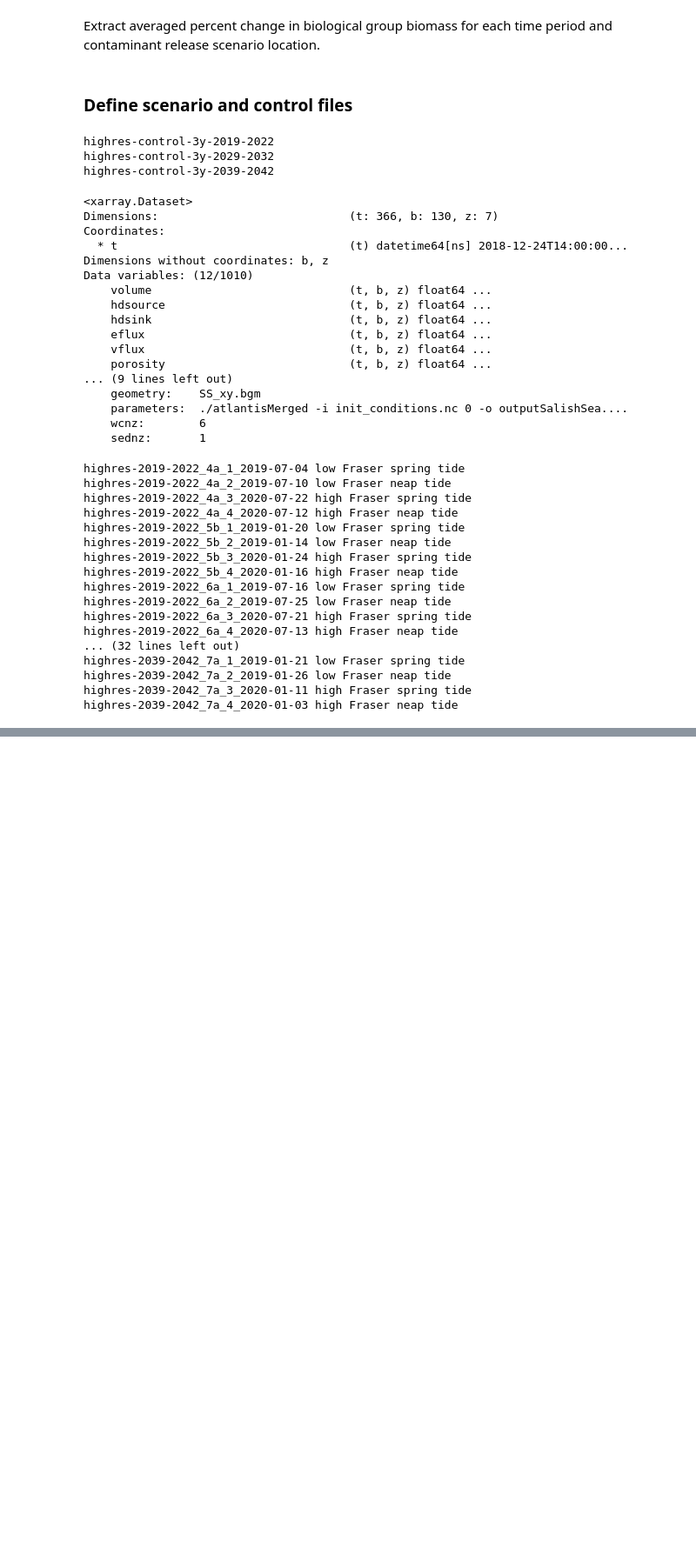
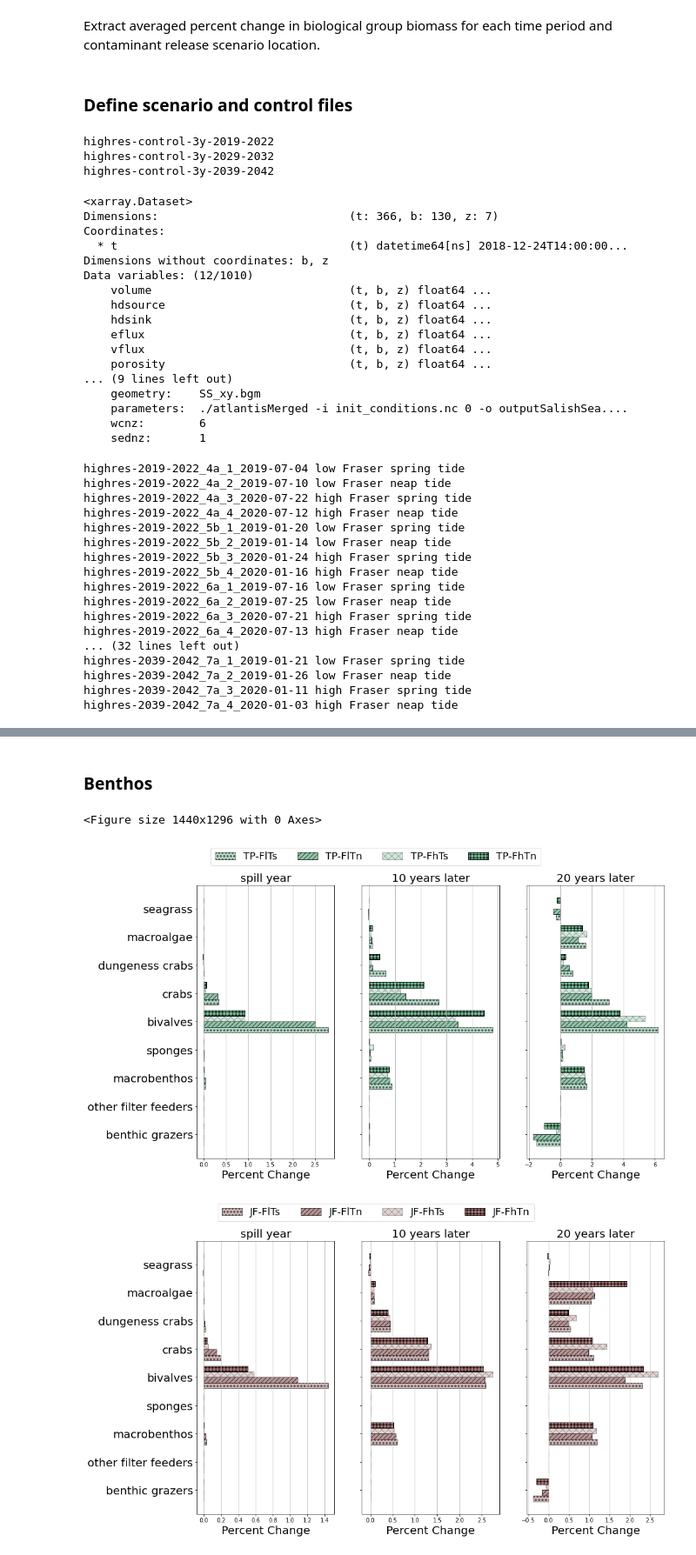
Before and after one commit to SS-Atlantis/Lovindeeretal-MPRI1paper, a Jupyter notebook: SSAM-averaged-data.ipynb, the cells around one changed output, grey strips where cells are left out. Shown at 87% size. Saved outputs shown, nothing was run; the diff lists cells and outputs as text; code cells hidden in the pictures; blank space fills up the shorter version.

```diff
--- a/SSAM-averaged-data.ipynb
+++ b/SSAM-averaged-data.ipynb
@@ -652,0 +667,8 @@ for code_name in code_names:
+# %% [markdown]
+### Benthos
+# %%
+plot_boxplot(groups.benthos, 'benthos')
+# %% [output]
+<Figure size 1440x1296 with 0 Axes>
+[figure, added]
+[figure, added]
```
Also changed, not shown: parts of 23 cells of this notebook, 1 other file.
